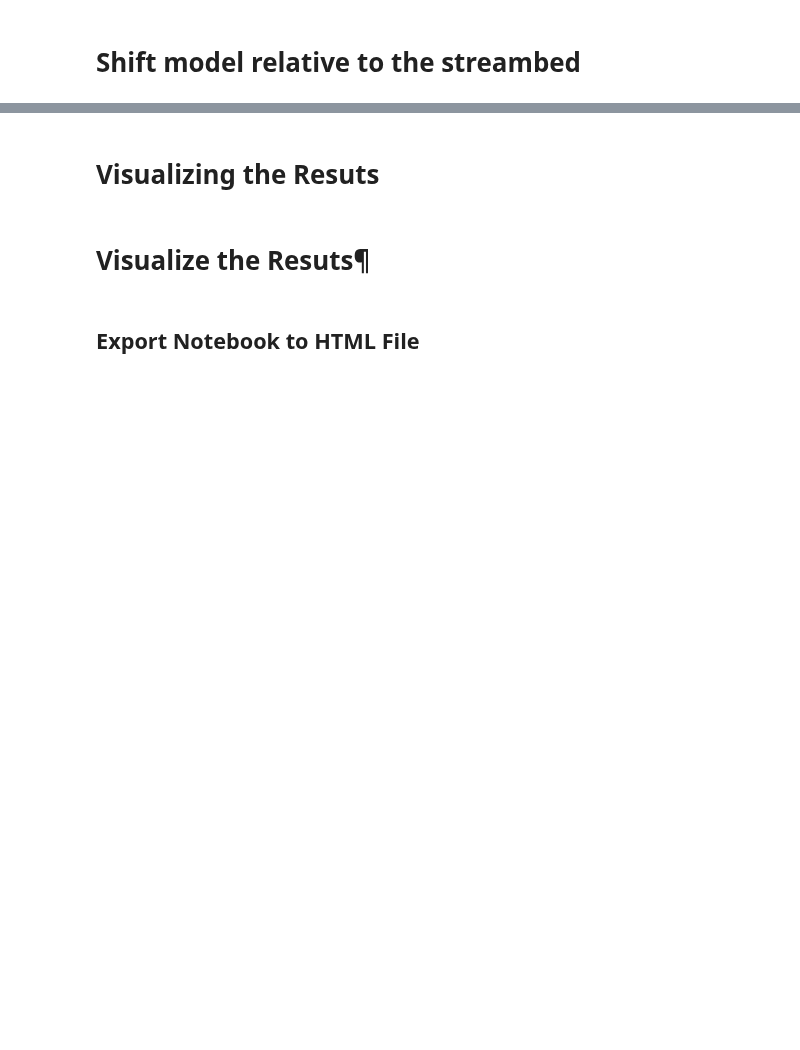
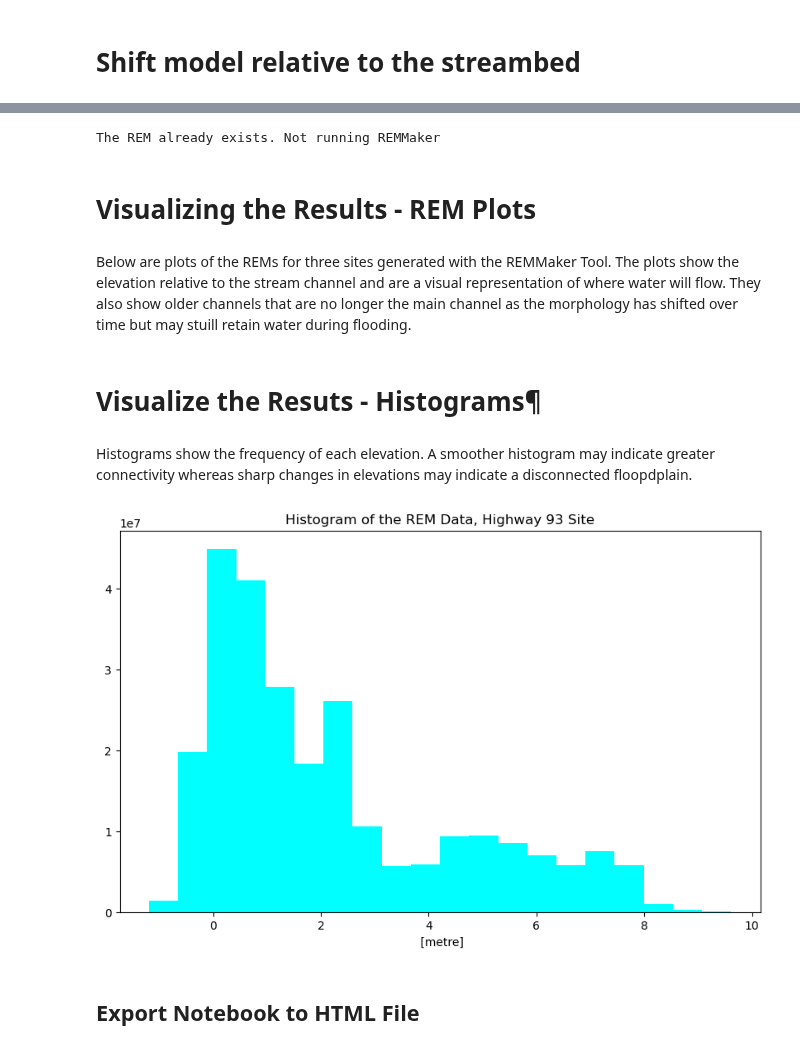
Before and after one commit to lechipman/example-project-repository, a Jupyter notebook: watershed_project_summer23.ipynb, the cells around one changed output, grey strips where cells are left out. Cells and saved outputs as stored; diff of their text form; code cells hidden in the pictures; blank space fills up the shorter version.

```diff
--- a/watershed_project_summer23.ipynb
+++ b/watershed_project_summer23.ipynb
@@ -85,29 +174,17 @@ RasterioIOError: uav_hwy93\DTM_Highway93.tif: TIFFReadDirectory:Failed to read d
 # %%
-# Run rem_maker without specified centerline
-# Input the DEM file path and desired output directory
-override_cache = False
-dtm_dir = 'uav_hwy93'
-dtm_path = os.path.join(dtm_dir, 'DTM_Highway93.tif')
-rem_path = os.path.join(dtm_dir, 'DTM_Highway93_REM.tif')
+# Create UAV REM for three sites with run_rem_maker function
+# I havent run all three sites yet bc its taking so long - works for abbreviated list with jsut highway93!
+#site_names = ('highway93', 'applevalley', 'hallmeadows')
+site_names = ['highway93']
+uav_riverrem_list = []
 
-# Run the REMMaker if the path to the REM does not already exist
-if (not os.path.exists(rem_path)) or override_cache:
-    rem_maker = REMMaker(dem=dtm_path, out_dir=dtm_dir, interp_pts=1000)
-
-    # clear OSM cache
-    clear_osm_cache()
-
-    # create an REM
-    rem_maker.make_rem()
-
-    # create an REM visualization with the given colormap
-    rem_maker.make_rem_viz(cmap='mako_r')
-
-else:
-    print('The REM already exists. Not running REMMaker')
+for site in site_names:
+    run_rem_maker(site_name=site, k=100)
+    uav_rem_path = os.path.join(site,
+                                ('{}_dtm_REM.tif').format(site))
+    uav_rem = rxr.open_rasterio(uav_rem_path, masked=True)
+    uav_riverrem_list.append(uav_rem)
+# %% [output]
+The REM already exists. Not running REMMaker
 # %% [markdown]
-# Visualizing the Resuts
+# Visualizing the Results - REM Plots
-# %%
-# Open the REM you just generated
-rem_path = os.path.join(dtm_dir, 'DTM_Highway93_REM.tif')
-rem = rxr.open_rasterio(rem_path, masked=True)
@@ -118,0 +191,2 @@ plot_model(model = rem,
+# %% [markdown]
+Below are plots of the REMs for three sites generated with the REMMaker Tool. The plots show the elevation relative to the stream channel and are a visual representation of where water will flow. They also show older channels that are no longer the main channel as the morphology has shifted over time but may stuill retain water during flooding.
@@ -119,10 +211,15 @@ plot_model(model = rem,
 # %% [markdown]
-# Visualize the Resuts¶
+# Visualize the Resuts - Histograms¶
+# %% [markdown]
+Histograms show the frequency of each elevation. A smoother histogram may indicate greater connectivity whereas sharp changes in elevations may indicate a disconnected floopdplain.
 # %%
 # Call function to plot histogram of REM
-plot_hist(model=rem,
-          title="Histogram of the REM Data, Highway 93 Site",
-          color="cyan")
+for rem in uav_riverrem_list:
+    plot_hist(model=rem,
+              title="Histogram of the REM Data, Highway 93 Site",
+              color="cyan")
+# %% [output]
+[figure, added]
 # %% [markdown]
 ## Export Notebook to HTML File
 # %%
```
Also changed, not shown: parts of 11 cells of this notebook, 3 other files.
